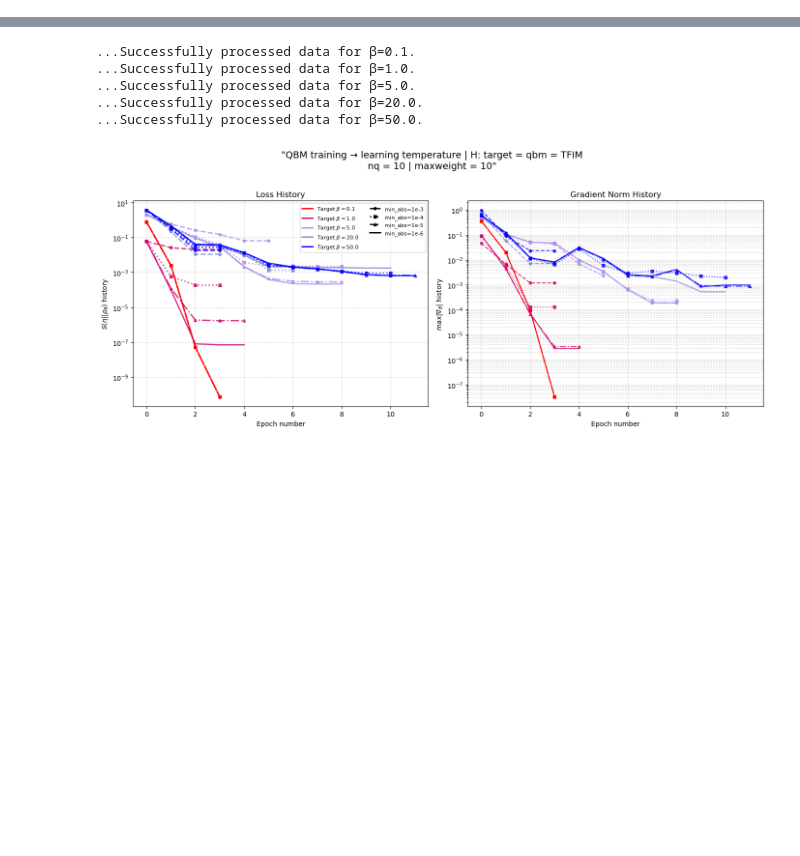
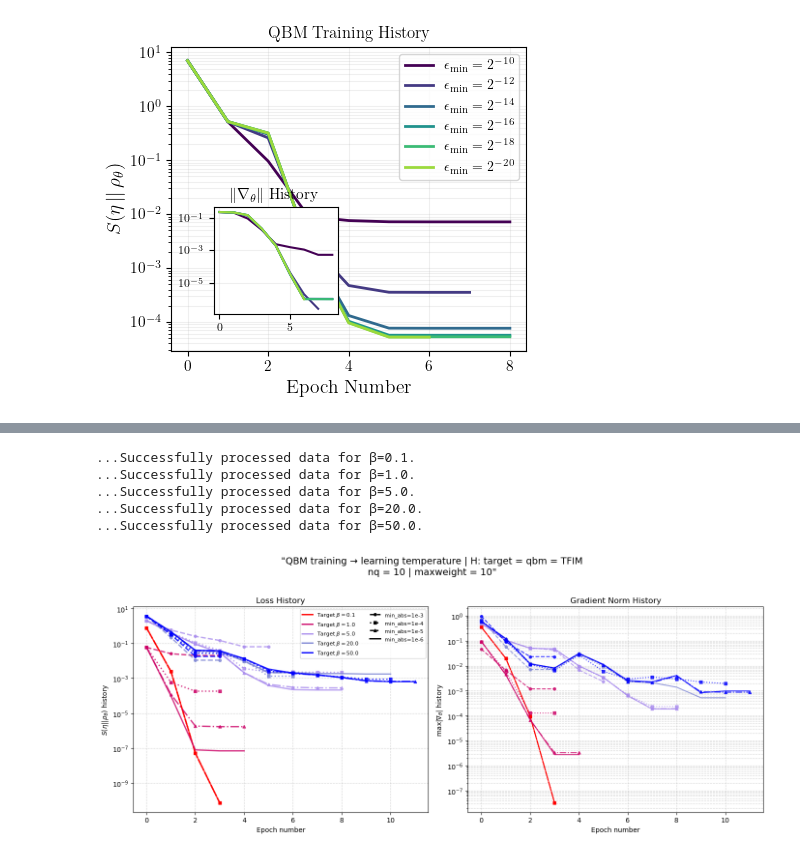
Before and after one commit to Michele-Minervini/PauliSampling.jl, a Jupyter notebook: numerics/quantumboltzmannmachines/data/plotting.ipynb, the cells around one changed output, grey strips where cells are left out. Saved outputs shown, nothing was run; the diff lists cells and outputs as text; code cells hidden in the pictures; blank space fills up the shorter version.

```diff
--- a/numerics/quantumboltzmannmachines/data/plotting.ipynb
+++ b/numerics/quantumboltzmannmachines/data/plotting.ipynb
@@ -5,3 +7,85 @@ import matplotlib.ticker as ticker
 from matplotlib.lines import Line2D
 import numpy as np
 import os
+# %%
+# ------------------------------------------------------------------
+# 1. STYLE CONFIGURATION (Single-Column LaTeX)
+# ------------------------------------------------------------------
+# Enable LaTeX rendering for all text
+rc('font', **{'family': 'serif', 'serif': ['Computer Modern']})
+rc('text', usetex=True)
+
+# Define font sizes optimized for a single-column (~3.5 inch) figure
+LABEL_SIZE = 14
+TITLE_SIZE = 12
+TICK_SIZE = 11
+LEGEND_SIZE = 10
+
+# ------------------------------------------------------------------
+# 2. LOAD DATA
+# ------------------------------------------------------------------
+filename = "/Users/micheleminervini/Desktop/PauliSampling.jl/numerics/quantumboltzmannmachines/data/learn_temperature/qbm_optimization_N12_20260127_185450.json"
+
+with open(filename, 'r') as f:
+    all_results = json.load(f)
+
+runs = all_results["runs"]
+# Sort runs by min_abs_coeff descending for consistent coloring
+runs = sorted(runs, key=lambda x: x["min_abs_coeff"], reverse=True)
+num_runs = len(runs)
+
+# ------------------------------------------------------------------
+# 3. CREATE FIGURE
+# ------------------------------------------------------------------
+# Standard single-column width is ~3.3-3.5 inches.
+# We use a 4:3 aspect ratio (4" x 4") to keep it compact.
+fig, ax1 = plt.subplots(figsize=(4.5, 4.0))
+
+# Create the inset axes in the bottom-left area (specified by bbox_to_anchor)
+# bbox_to_anchor=(x_origin, y_origin, width, height) in axis fractions
+ax_inset = inset_axes(ax1, width="35%", height="35%", loc='lower left',
+                      bbox_to_anchor=(0.1, 0.1, 1, 1), bbox_transform=ax1.transAxes)
+
+# Define the dynamic color gradient (Viridis)
+colors = plt.cm.viridis(np.linspace(0, 0.85, num_runs))
+
+# ------------------------------------------------------------------
+# 4. POPULATE PLOTS
+# ------------------------------------------------------------------
+for i, run in enumerate(runs):
+    # Calculate exponent for the LaTeX legend
+    exponent = int(np.round(np.log2(run["min_abs_coeff"])))
+    label = rf"$\epsilon_{{\min}} = 2^{{{exponent}}}$"
+
+    # Main Plot: Quantum Relative Entropy S(η||ρθ)
+    ax1.plot(run["f_trace"], color=colors[i], label=label, linewidth=2.0)
+
+    # Inset Plot: Gradient Norm ||∇θ||
+    ax_inset.plot(run["g_norm_trace"], color=colors[i], linewidth=1.5)
+
+# ------------------------------------------------------------------
+# 5. AESTHETICS & FORMATTING
+# ------------------------------------------------------------------
+
+# Main Plot Formatting
+ax1.set_yscale('log')
+ax1.set_xlabel(r'Epoch Number', fontsize=LABEL_SIZE)
+ax1.set_ylabel(r'$S(\eta \, || \, \rho_{\theta})$', fontsize=LABEL_SIZE)
+ax1.set_title(r'QBM Training History', fontsize=TITLE_SIZE)
+ax1.tick_params(axis='both', which='major', labelsize=TICK_SIZE)
+ax1.legend(loc='upper right', fontsize=LEGEND_SIZE, frameon=True)
+ax1.grid(True, which="both", ls="-", alpha=0.2)
+
+# Inset Plot Formatting
+ax_inset.set_yscale('log')
+ax_inset.set_title(r'$\|\nabla_{\theta}\|$ History', fontsize=TICK_SIZE)
+ax_inset.tick_params(axis='both', which='major', labelsize=TICK_SIZE-3)
+ax_inset.grid(True, which="both", ls="-", alpha=0.2)
+
+plt.tight_layout()
+
+# Save for the manuscript
+plt.savefig("QBM_Training_Python.pdf", bbox_inches='tight')
+plt.show()
+# %% [output]
+[figure, added]
```
Also changed, not shown: parts of 2 cells of this notebook, 56 other files.
